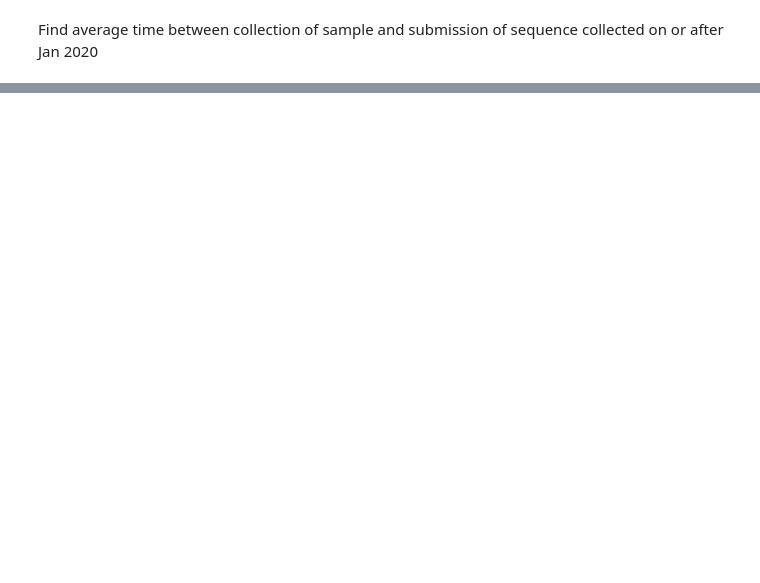
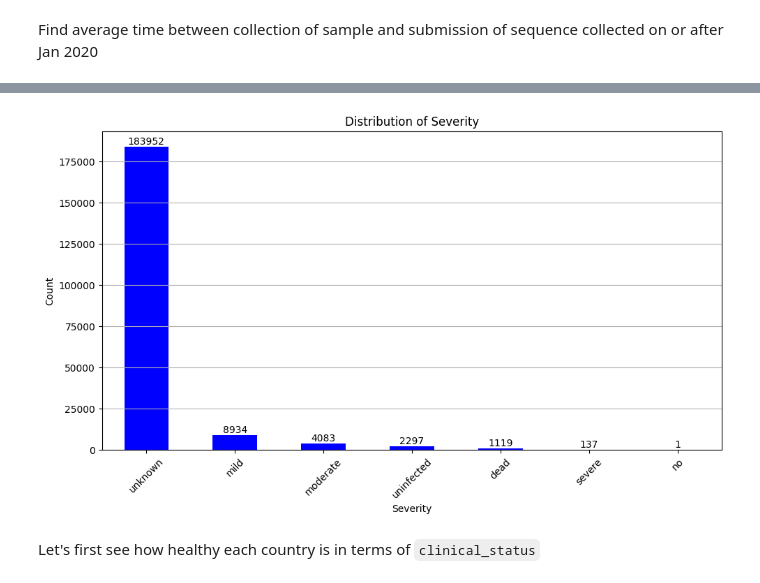
Before and after one commit to ASudu/EpiCoV_Summer25, a Jupyter notebook: src/epicov_2020.ipynb, the cells around one changed output, grey strips where cells are left out. Saved outputs shown, nothing was run; the diff lists cells and outputs as text; code cells hidden in the pictures; blank space fills up the shorter version.

```diff
--- a/src/epicov_2020.ipynb
+++ b/src/epicov_2020.ipynb
@@ -749,6 +807,6 @@ Let's retain the following columns:
 - `Last vaccinated`
 - `Additional host information`
 # %%
-cols = ["Accession ID", "Collection date", "Submission date", "Location", "Gender", "Patient status", "Patient age", "Additional location information", "Last vaccinated", "Additional host information"]
+cols = ["Accession ID", "Collection date", "Submission date", "continent", "country", "state", "city", "Gender", "Patient status", "Patient age", "Additional location information", "Last vaccinated", "Additional host information"]
 df = df[cols]
 df.info()
@@ -930,0 +2115,19 @@ index =
+# %%
+df1["severity"] = df1["severity"].map(str.lower)
+df1["severity"].value_counts().plot(kind='bar', figsize=(10, 6), color='blue')
+# Annotate the bars
+ax = plt.gca()
+for p in ax.patches:
+    ax.annotate(str(int(p.get_height())), (p.get_x() + p.get_width() / 2, p.get_height()),
+                ha='center', va='bottom', fontsize=10)
+plt.xlabel('Severity')
+plt.ylabel('Count')
+plt.title('Distribution of Severity')
+plt.xticks(rotation=45)
+plt.tight_layout()
+plt.grid(axis='y')
+plt.show()
+# %% [output]
+[figure, added]
+# %% [markdown]
+Let's first see how healthy each country is in terms of `clinical_status`
```
Also changed, not shown: parts of 153 cells of this notebook, 19 other files.
